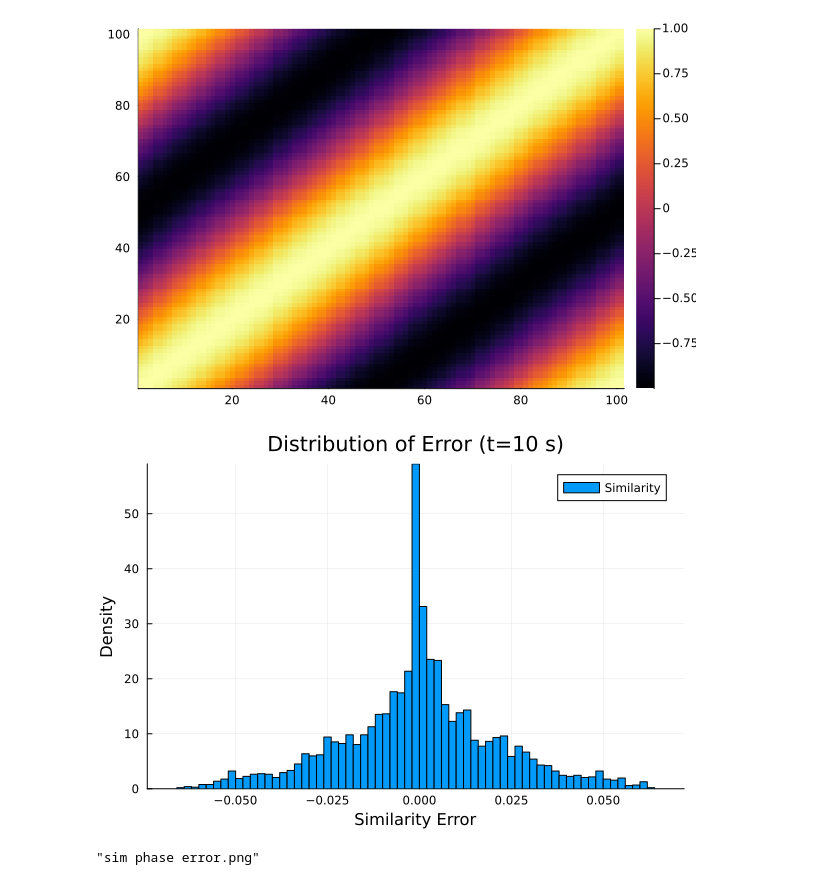
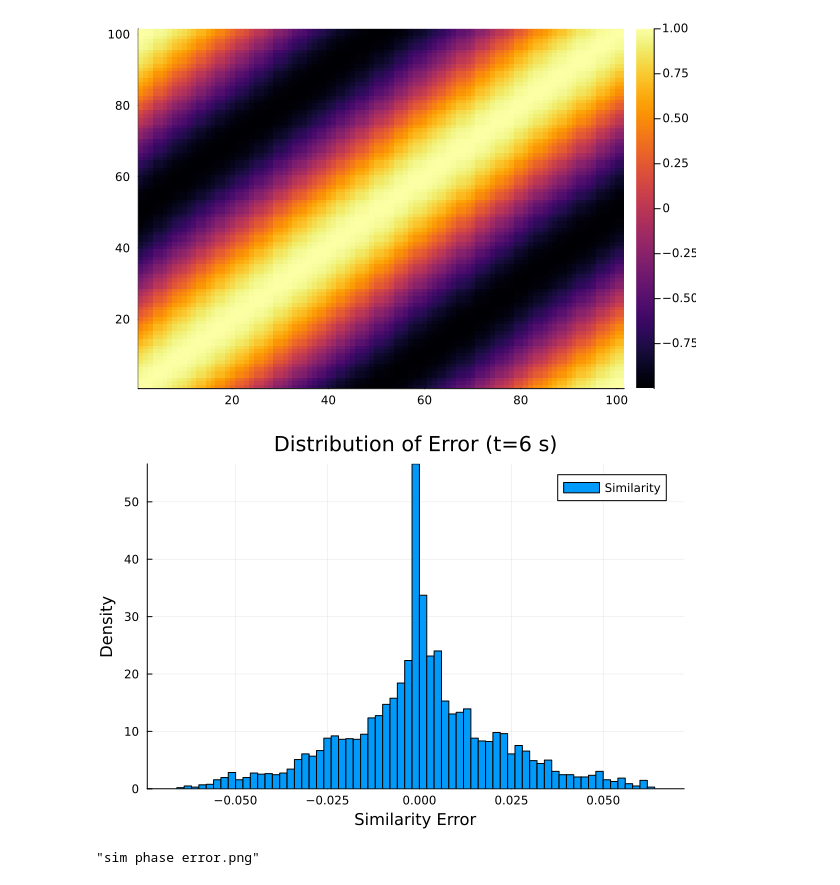
Before and after one commit to wilkieolin/phasor_julia, a Jupyter notebook: similarity test.ipynb, the cells around one changed output. Cells and saved outputs as stored; diff of their text form; code cells hidden in the pictures.

Commit message:
updates to plots

```diff
--- a/similarity test.ipynb
+++ b/similarity test.ipynb
@@ -67,7 +67,7 @@ st_y = phase_to_train(phase_y, spk_args, repeats = repeats)
 # %% [output]
 Spike Train: (1, 101, 1) with 606 spikes.
 # %%
-sims_2 = similarity_outer(st_x, st_y, 2);
+sims_2 = similarity_outer(st_x, st_y, dims=2, tspan=tspan);
 # %%
 plot(sims_2[1,1,1:30:end,1,:])
 # %% [output]
@@ -79,10 +81,10 @@ heatmap(sims_2[1,1,end,:,:])
 # %%
 fig = histogram((vec(sims_2[1,1,end,:,:] .- sims)), label="Similarity", normalize=:pdf)
 xlabel!("Similarity Error")
 ylabel!("Density")
-title!("Distribution of Error (t=10 s)")
+title!("Distribution of Error (t=6 s)")
 # %% [output]
-[figure, old version]
+[figure, new version]
 # %%
 png(fig, "sim phase error.png")
 # %% [output]
```
Also changed, not shown: parts of 4 cells of this notebook.
